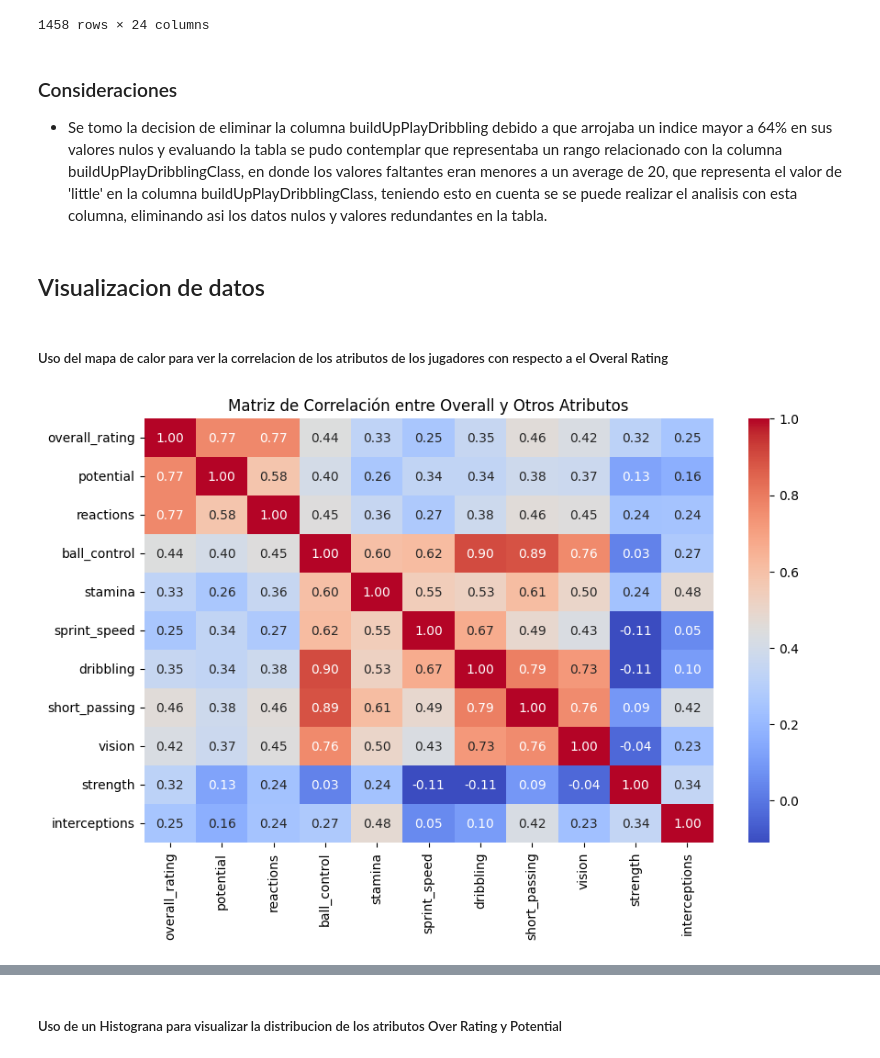
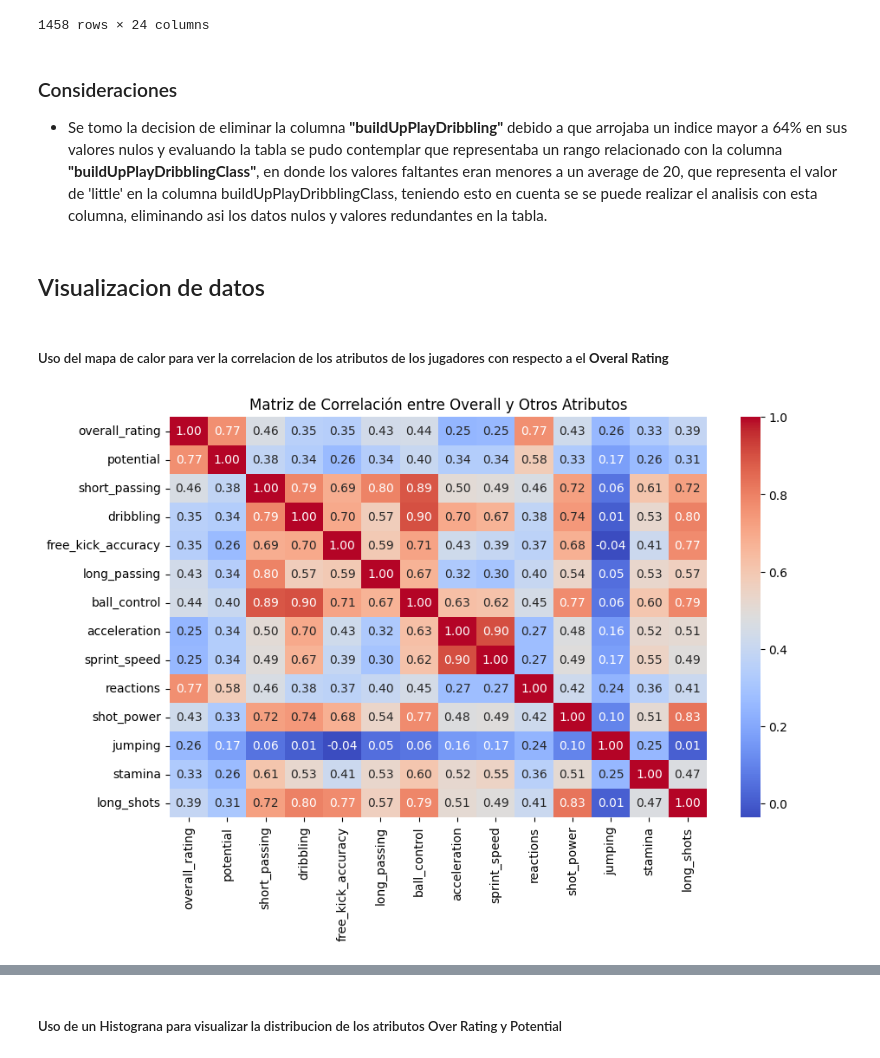
Before and after one commit to rammerbot/mi_casino_test, a Jupyter notebook: mi_casino_test.ipynb, the cells around one changed output, grey strips where cells are left out. Cells and saved outputs as stored; diff of their text form; code cells hidden in the pictures.

Commit message:
feat: culminado el EDA con visualizaciones y el modelo de recomendacion

```diff
--- a/mi_casino_test.ipynb
+++ b/mi_casino_test.ipynb
@@ -574,0 +574,3 @@ df['Player_Attributes']
+# %%
+drop_columns = ["volleys", "curve", "vision", "sliding_tackle", "agility"]
+df['Player_Attributes'] = df['Player_Attributes'].drop(columns = drop_columns)
@@ -797,21 +801,25 @@ df['Team_Attributes']
 1458 rows × 24 columns
 # %% [markdown]
 ### Consideraciones
-- Se tomo la decision de eliminar la columna buildUpPlayDribbling debido a que arrojaba un indice mayor a 64% en sus valores nulos y evaluando la tabla se pudo contemplar que representaba un rango relacionado con la columna buildUpPlayDribblingClass, en donde los valores faltantes eran menores a un average de 20, que representa el valor de 'little' en la columna buildUpPlayDribblingClass, teniendo esto en cuenta se se puede realizar el analisis con esta columna, eliminando asi los datos nulos y valores redundantes en la tabla.
+- Se tomo la decision de eliminar la columna **"buildUpPlayDribbling"** debido a que arrojaba un indice mayor a 64% en sus valores nulos y evaluando la tabla se pudo contemplar que representaba un rango relacionado con la columna **"buildUpPlayDribblingClass"**, en donde los valores faltantes eran menores a un average de 20, que representa el valor de 'little' en la columna buildUpPlayDribblingClass, teniendo esto en cuenta se se puede realizar el analisis con esta columna, eliminando asi los datos nulos y valores redundantes en la tabla.
 # %% [markdown]
 ## Visualizacion de datos
 # %% [markdown]
-##### Uso del mapa de calor para ver la correlacion de los atributos de los jugadores con respecto a el Overal Rating
+##### Uso del mapa de calor para ver la correlacion de los atributos de los jugadores con respecto a el **Overal Rating**
 # %%
 
 # Selección de atributos relevantes
-attributes = ['overall_rating', 'potential', 'reactions', 'ball_control', 'stamina', 'sprint_speed',
-              'dribbling', 'short_passing', 'vision', 'strength', 'interceptions']
+attributes = ['overall_rating','potential',
+                'short_passing', 'dribbling', 'free_kick_accuracy', 'long_passing',
+                'ball_control', 'acceleration', 'sprint_speed', 'reactions',
+                'shot_power', 'jumping', 'stamina', 'long_shots',
+
+                ]
 
 # Matriz de correlación
 plt.figure(figsize=(10,6))
 sns.heatmap(df['Player_Attributes'][attributes].corr(), annot=True, cmap='coolwarm', fmt=".2f")
 plt.title("Matriz de Correlación entre Overall y Otros Atributos")
 plt.show()
 # %% [output]
-[figure, old version]
+[figure, new version]
```
Also changed, not shown: parts of 43 cells of this notebook.
